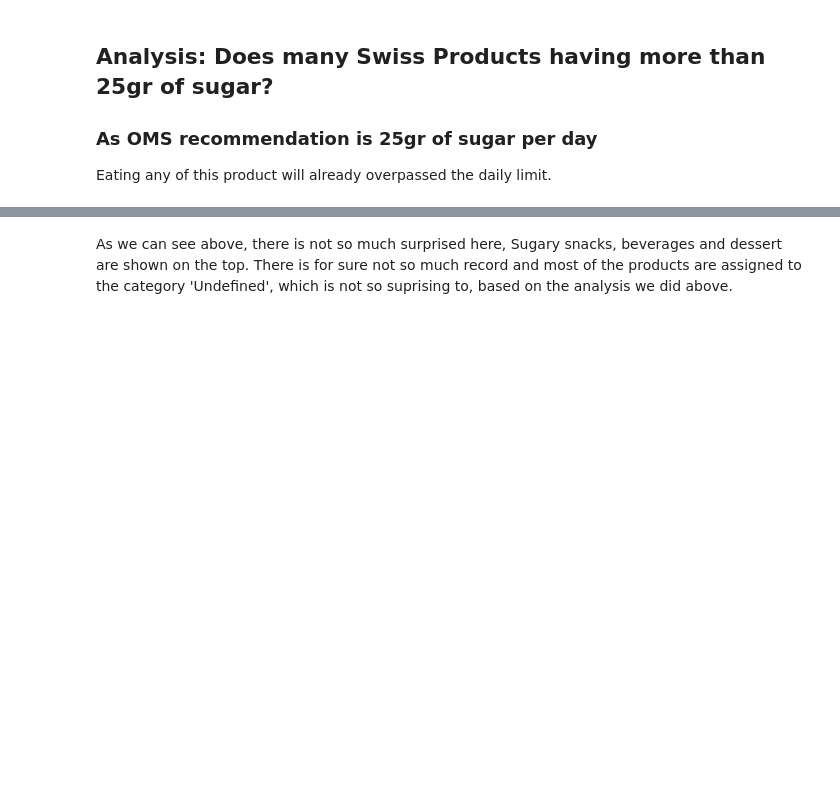
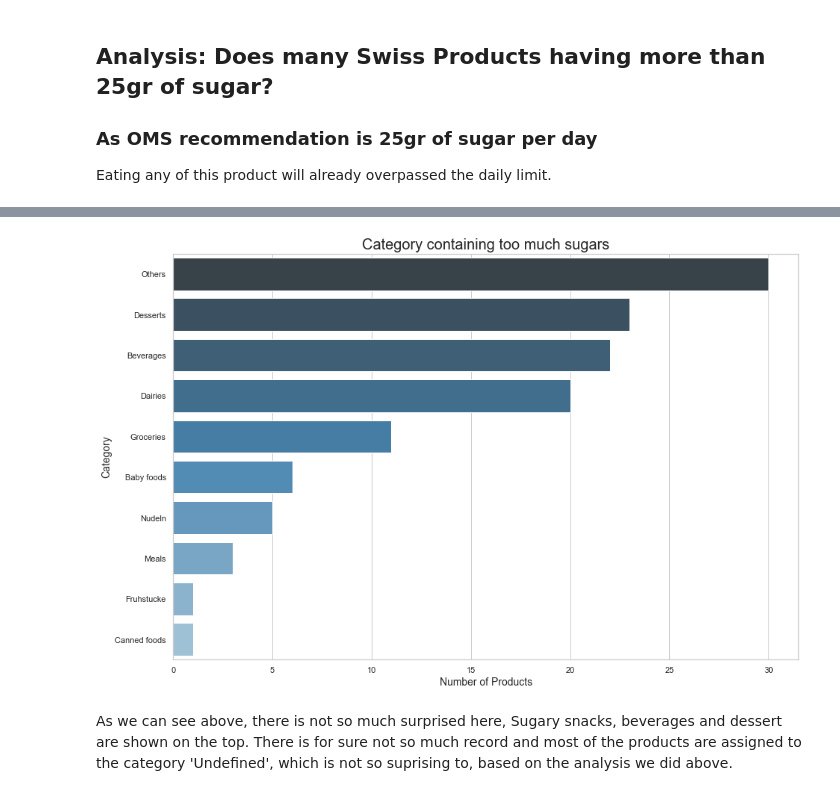
Before and after one commit to esamosenok/ADA_Project_2018, a Jupyter notebook: openfoodfacts_milestone3.ipynb, the cells around one changed output, grey strips where cells are left out. Cells and saved outputs as stored; diff of their text form; code cells hidden in the pictures; blank space fills up the shorter version.

```diff
--- a/openfoodfacts_milestone3.ipynb
+++ b/openfoodfacts_milestone3.ipynb
@@ -1949,4 +1990,20 @@ Beverages        1
 Name: code, dtype: int64
+# %%
+dd=df_food_clean_ch.query('sugars_per_product>25')[columns].groupby('category_1')['code'].count().head(10).sort_values(ascending=False)
+# %%
+plt.figure(figsize=(15, 10))
+
+sns.set(style="whitegrid")
+g = sns.barplot(dd, dd.index, orient='h', palette="Blues_d")
+
+plt.title('Category containing too much sugars', fontsize=20)
+plt.xlabel("Number of Products", fontsize=14)
+plt.ylabel('Category', fontsize=14)
+
+
+plt.show()
+# %% [output]
+[figure, added]
 # %% [markdown]
 As we can see above, there is not so much surprised here, Sugary snacks, beverages and dessert are shown on the top.
 There is for sure not so much record and most of the products are assigned to the category 'Undefined', which is not so suprising to, based on the analysis we did above.
```
Also changed, not shown: parts of 25 cells of this notebook.
